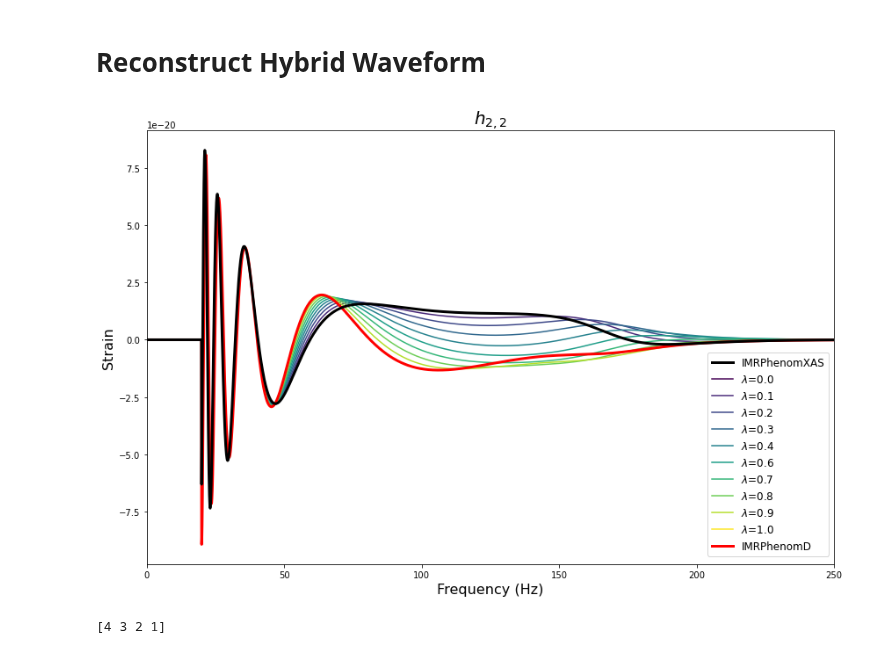
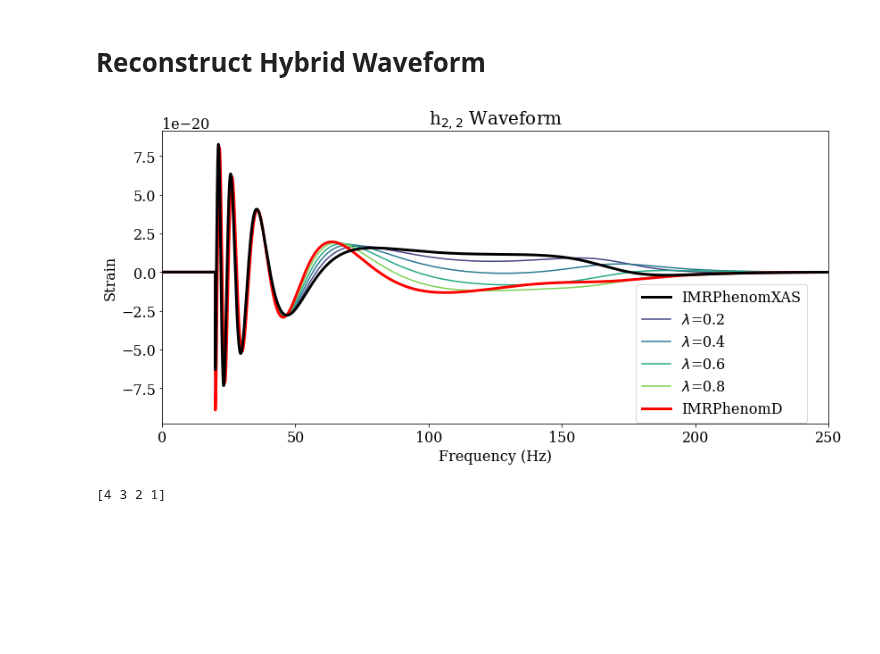
Before and after one commit to veome22/hybrid_waveforms, a Jupyter notebook: waveform_interpolation_tests.ipynb, the cells around one changed output. Saved outputs shown, nothing was run; the diff lists cells and outputs as text; code cells hidden in the pictures; blank space fills up the shorter version.

Commit message:
updated plots

```diff
--- a/waveform_interpolation_tests.ipynb
+++ b/waveform_interpolation_tests.ipynb
@@ -178,35 +189,35 @@ def get_h_hyb(a1, a2, phi1, phi2, lam):
 
     return a_hyb * np.exp(1.j * phi_hyb)
 # %%
-f, (ax)= plt.subplots(1, 1,  figsize=(12,8))
+f, (ax)= plt.subplots(1, 1,  figsize=(12,6))
 
-lams = np.linspace(0.0, 1.0, 10)
+lams = np.linspace(0.2, 0.8, 4)
 colors = plt.cm.viridis(lams)
 
 lw=3
 
 ax.plot(freq_range, np.real(hlm_1), lw=lw, c='k', label='IMRPhenomXAS', zorder=10)
 
 for i in range(len(lams)):
     h_hyb = get_h_hyb(a1, a2, phi1, phi2, lams[i])
     ax.plot(freq_range, h_hyb, color=colors[i], label=f'$\lambda$={lams[i]:.1f}')
 
 ax.plot(freq_range, np.real(hlm_2), lw=lw, c='r', label='IMRPhenomD', zorder=9)
 
 
 ax.set_xlim(0,250)
 # ax.set_xlim(48, 50)
-ax.set_title('$h_{2,2}$', fontsize=20)
+ax.set_title('h$_{2,2}$ Waveform', fontsize=20)
 
-plt.legend(fontsize=12, bbox_to_anchor=(1.0, .5))
+plt.legend(fontsize=16, bbox_to_anchor=(0.7, 0.5))
 
 plt.ylabel('Strain', fontsize=16)
 plt.xlabel('Frequency (Hz)', fontsize=16)
 plt.tight_layout()
 # plt.savefig('hybrid_waveform_demo.pdf')
 plt.show()
 # %% [output]
-[figure, old version]
+[figure, new version]
 # %%
 import matplotlib
 font = {'family' : 'serif',
```
Also changed, not shown: parts of 3 cells of this notebook, 1 other file.
